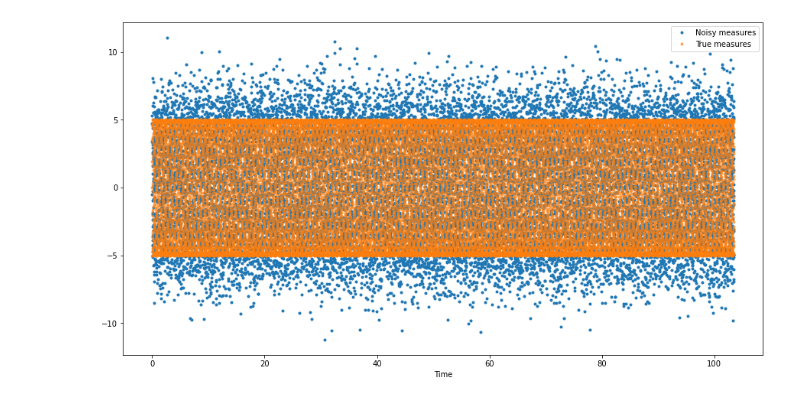
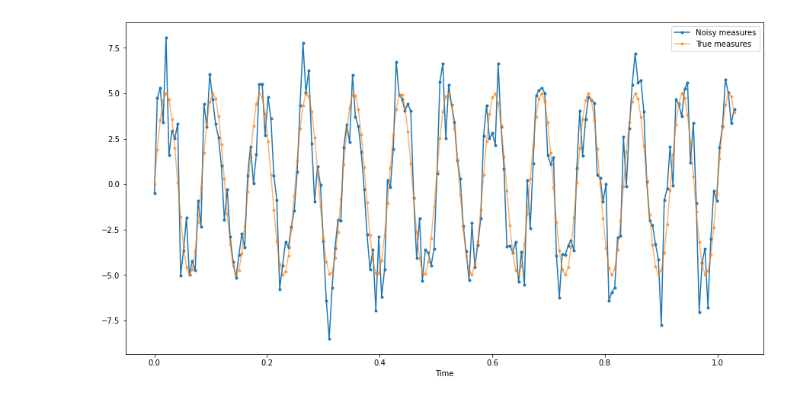
Before and after one commit to LoanSarazin/sdia-estimation, a Jupyter notebook: TP5/TP5_SARAZIN.ipynb, the cells around one changed output. Cells and saved outputs as stored; diff of their text form; code cells hidden in the pictures.

```diff
--- a/TP5/TP5_SARAZIN.ipynb
+++ b/TP5/TP5_SARAZIN.ipynb
@@ -17,10 +17,10 @@ s_noise = df['signalBruite'].values
 # %%
 fig = plt.figure(figsize=(15, 8))
 ax = fig.add_subplot(111)
-ax.plot(temps, s_noise, '.', label='Noisy measures')
-ax.plot(temps, s_true, '.', alpha=0.6, label='True measures')
+ax.plot(temps[:200], s_noise[:200], '.-', label='Noisy measures')
+ax.plot(temps[:200], s_true[:200], '.-', alpha=0.6, label='True measures')
 ax.set_xlabel('Time')
 ax.legend()
 plt.show()
 # %% [output]
-[figure, old version]
+[figure, new version]
```
Also changed, not shown: parts of 5 cells of this notebook.
